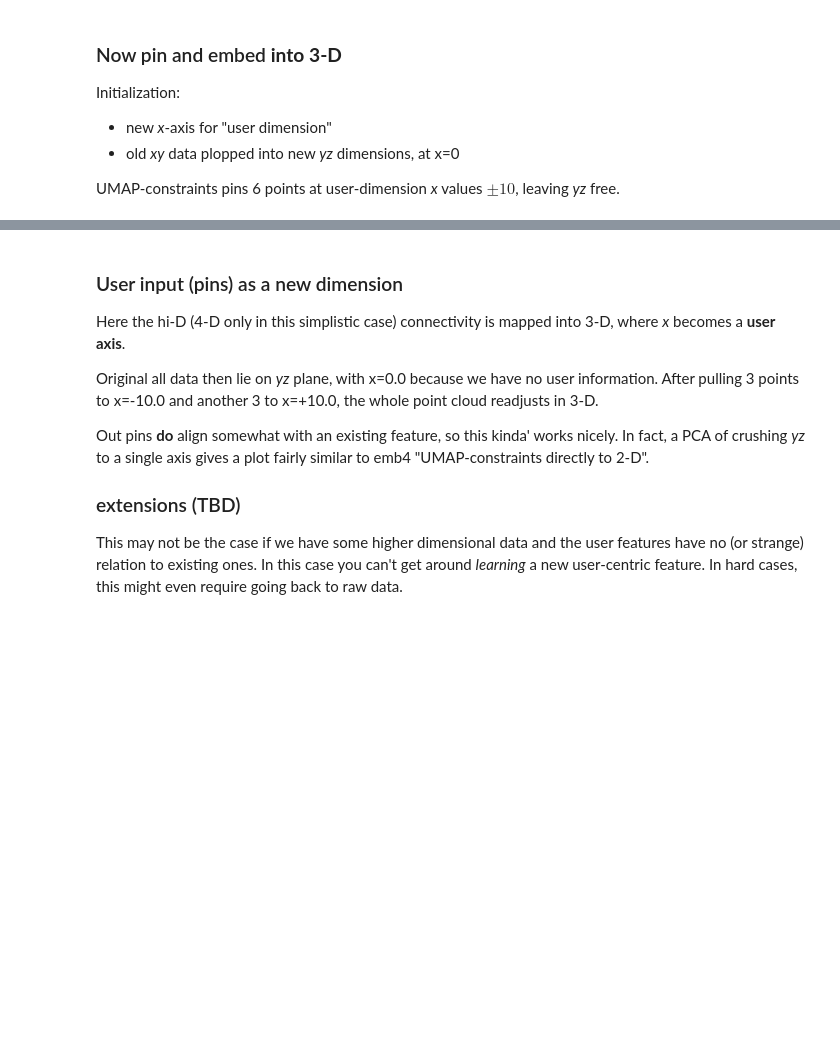
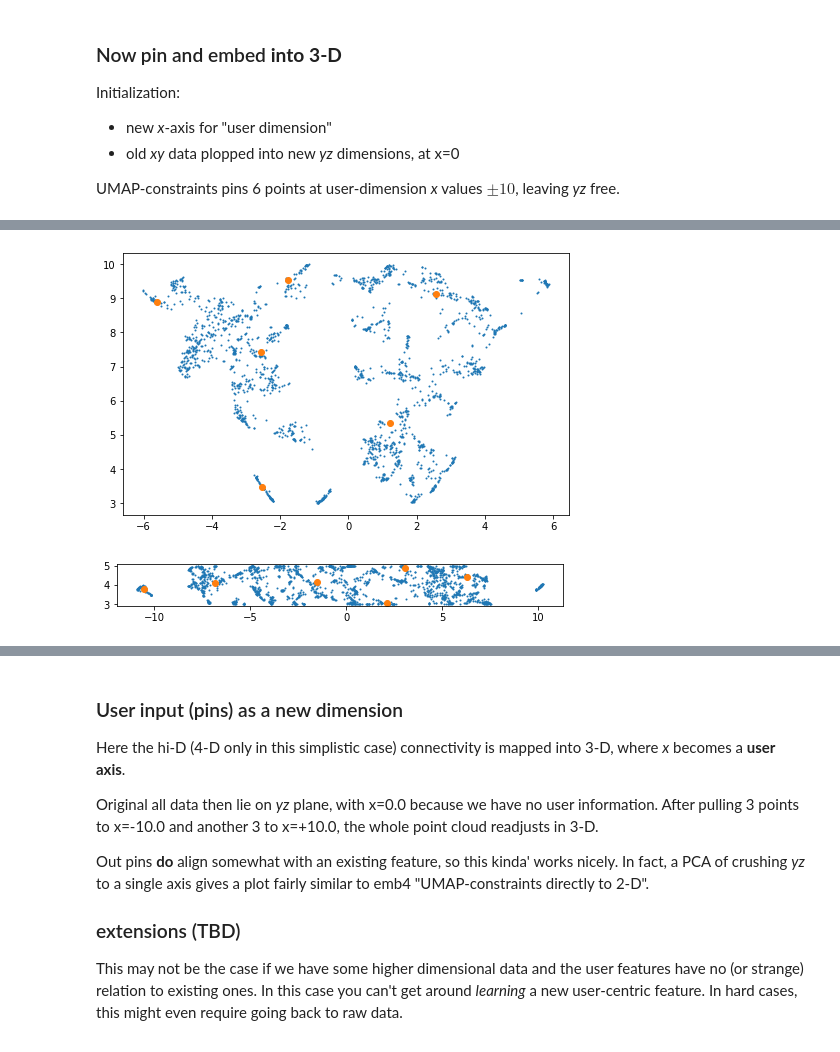
Before and after one commit to Trel725/umap, a Jupyter notebook: examples/iris/iris4.ipynb, the cells around one changed output, grey strips where cells are left out. Saved outputs shown, nothing was run; the diff lists cells and outputs as text; code cells hidden in the pictures; blank space fills up the shorter version.

```diff
--- a/examples/iris/iris4.ipynb
+++ b/examples/iris/iris4.ipynb
@@ -864,0 +897,4 @@ leaving *yz* free.
+# %%
+kwd_embs_highdim = unstore("../../../kwd_embs_highdim.pickle")
+# %%
+abstract_vects = unstore("../../../abstract_vects.pickle")
@@ -864,0 +1127,7 @@ leaving *yz* free.
+# %%
+constraints = { 'pt': bounder }
+# a
+um = umap.UMAP(init="random", metric="cosine", n_neighbors=10, min_dist=0.01,
+               output_constrain=constraints,
+               output_metric="euclidean", verbose=True)
+emb = um.fit_transform(data)
@@ -864,0 +1197,18 @@ leaving *yz* free.
+# %%
+plt.figure(figsize=(8, 8))
+
+plt.scatter(*emb[len(kwd_embs_highdim):].T, s=1)
+plt.scatter(*emb[:len(kwd_embs_highdim)].T)
+ax = plt.gca()
+ax.set_aspect(1)
+# %% [output]
+[figure, added]
+# %%
+plt.figure(figsize=(8, 8))
+
+plt.scatter(*emb[len(kwd_embs_highdim):].T, s=1)
+plt.scatter(*emb[:len(kwd_embs_highdim)].T)
+ax = plt.gca()
+ax.set_aspect(1)
+# %% [output]
+[figure, added]
```
Also changed, not shown: parts of 53 cells of this notebook, 10 other files.
